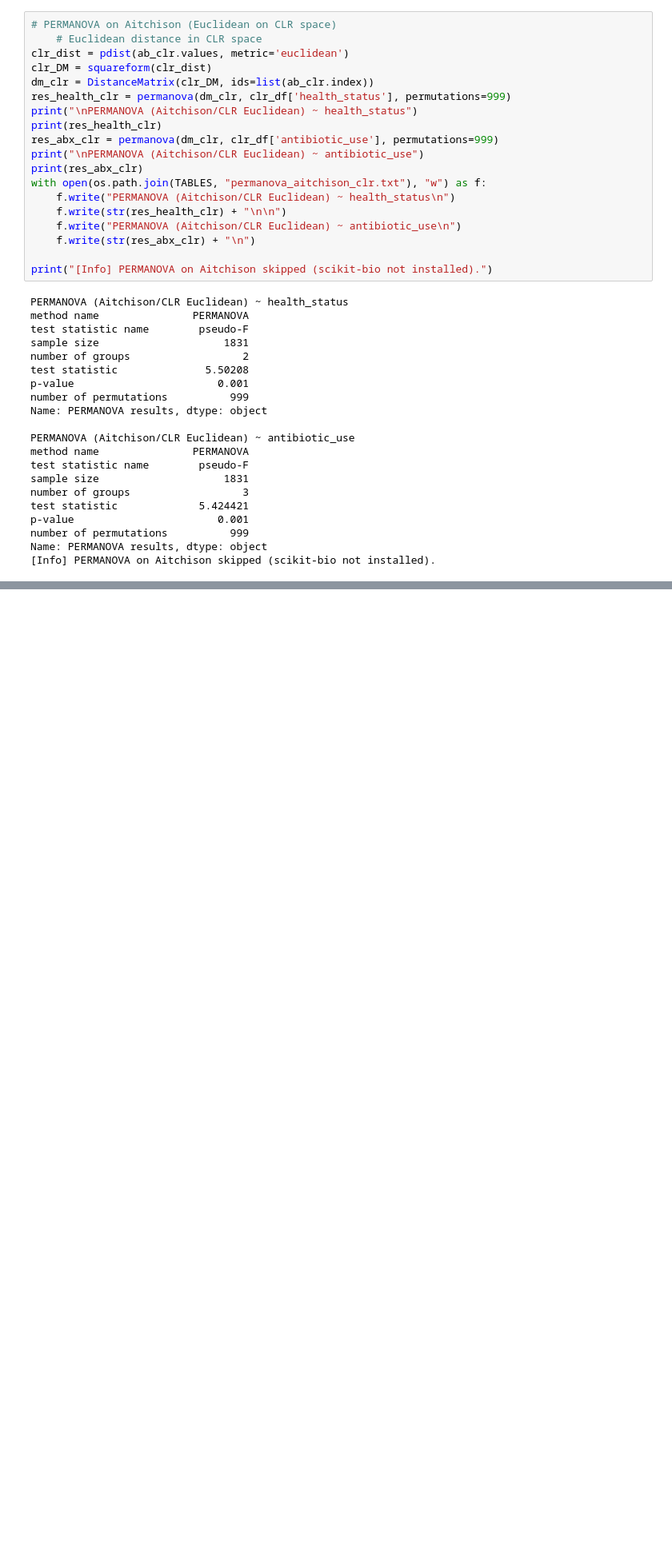
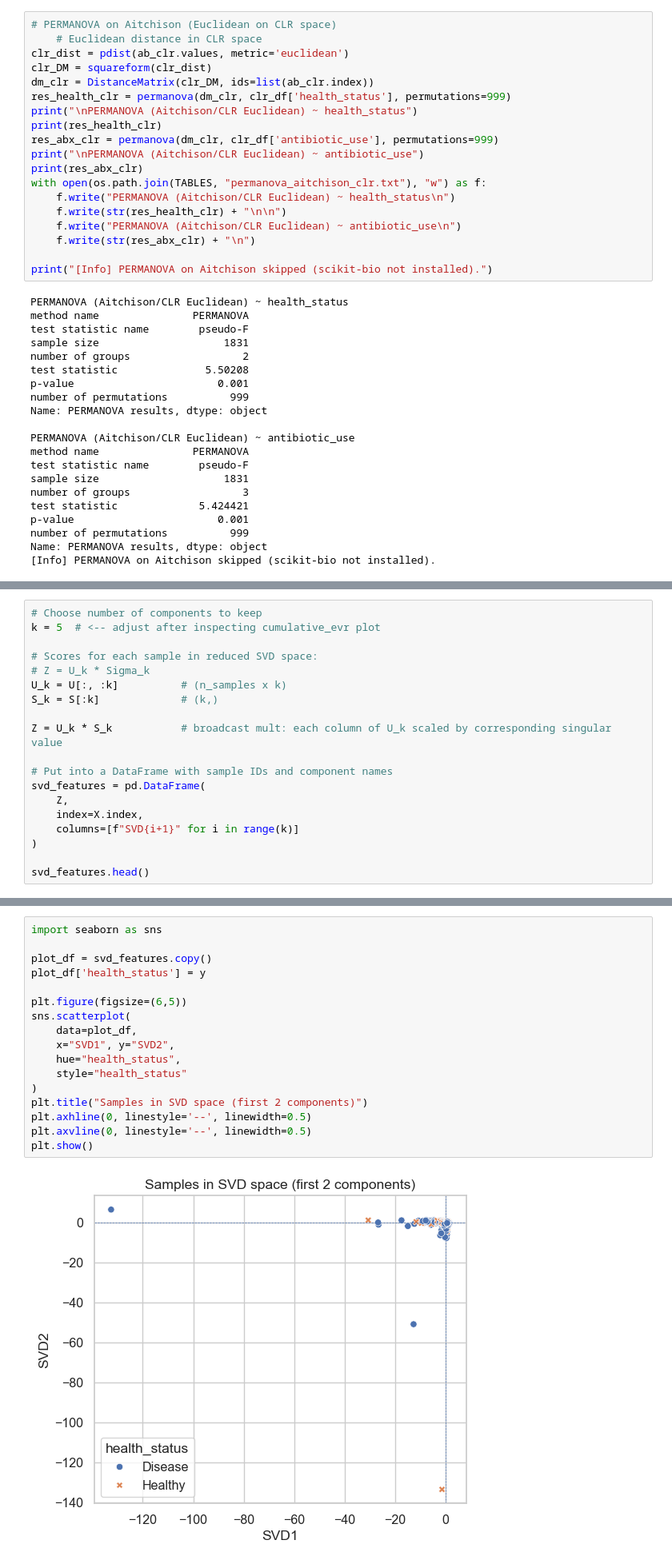
Before and after one commit to anushka-don/cs506_project, a Jupyter notebook: EDA_beta.ipynb, the cells around one changed output, grey strips where cells are left out. Shown at 80% size. Drawn from its saved outputs; the diff is of its cells as text; blank space fills up the shorter version.

```diff
--- a/EDA_beta.ipynb
+++ b/EDA_beta.ipynb
@@ -758,0 +802,19 @@ Name: PERMANOVA results, dtype: object
+# %%
+# Choose number of components to keep
+k = 5  # <-- adjust after inspecting cumulative_evr plot
+
+# Scores for each sample in reduced SVD space:
+# Z = U_k * Sigma_k
+U_k = U[:, :k]          # (n_samples x k)
+S_k = S[:k]             # (k,)
+
+Z = U_k * S_k           # broadcast mult: each column of U_k scaled by corresponding singular value
+
+# Put into a DataFrame with sample IDs and component names
+svd_features = pd.DataFrame(
+    Z,
+    index=X.index,
+    columns=[f"SVD{i+1}" for i in range(k)]
+)
+
+svd_features.head()
@@ -758,0 +828,19 @@ Name: PERMANOVA results, dtype: object
+# %%
+import seaborn as sns
+
+plot_df = svd_features.copy()
+plot_df['health_status'] = y
+
+plt.figure(figsize=(6,5))
+sns.scatterplot(
+    data=plot_df,
+    x="SVD1", y="SVD2",
+    hue="health_status",
+    style="health_status"
+)
+plt.title("Samples in SVD space (first 2 components)")
+plt.axhline(0, linestyle='--', linewidth=0.5)
+plt.axvline(0, linestyle='--', linewidth=0.5)
+plt.show()
+# %% [output]
+[figure, added]
```
Also changed, not shown: parts of 12 cells of this notebook.
